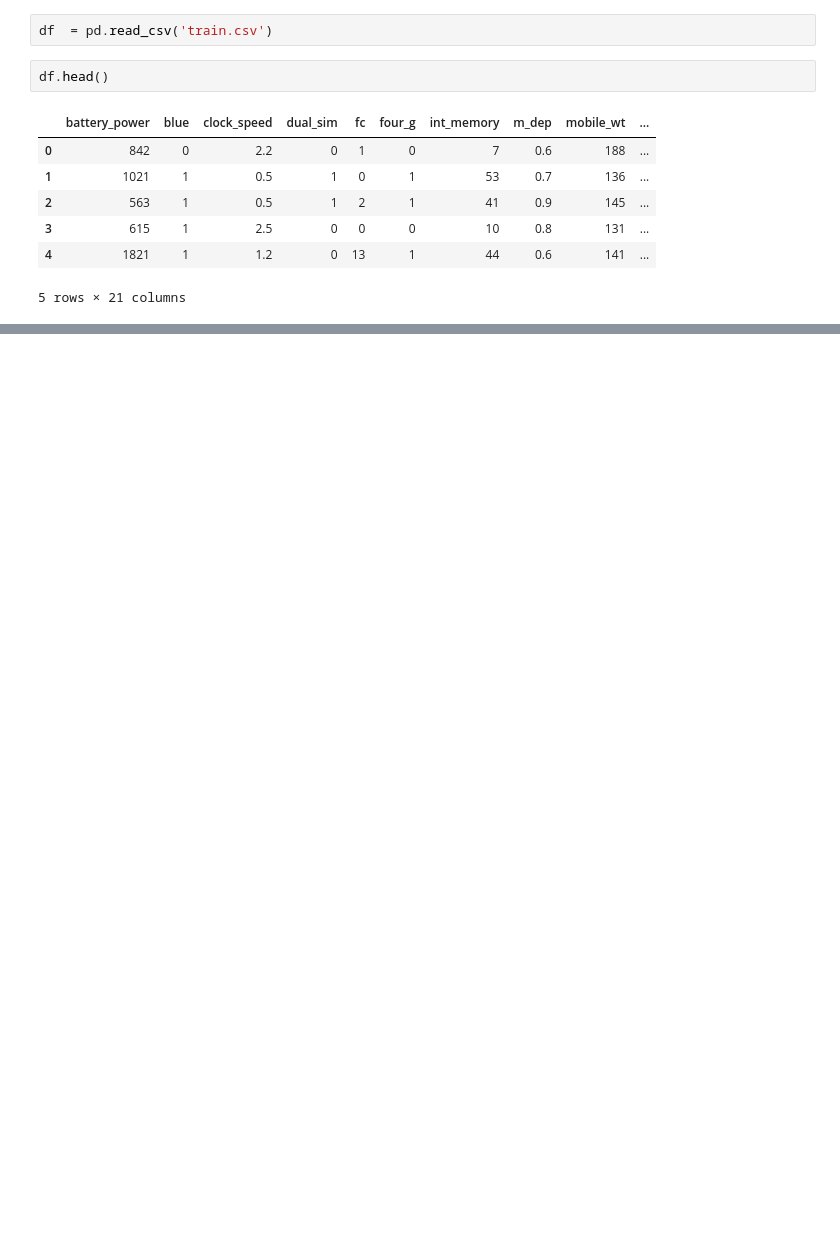
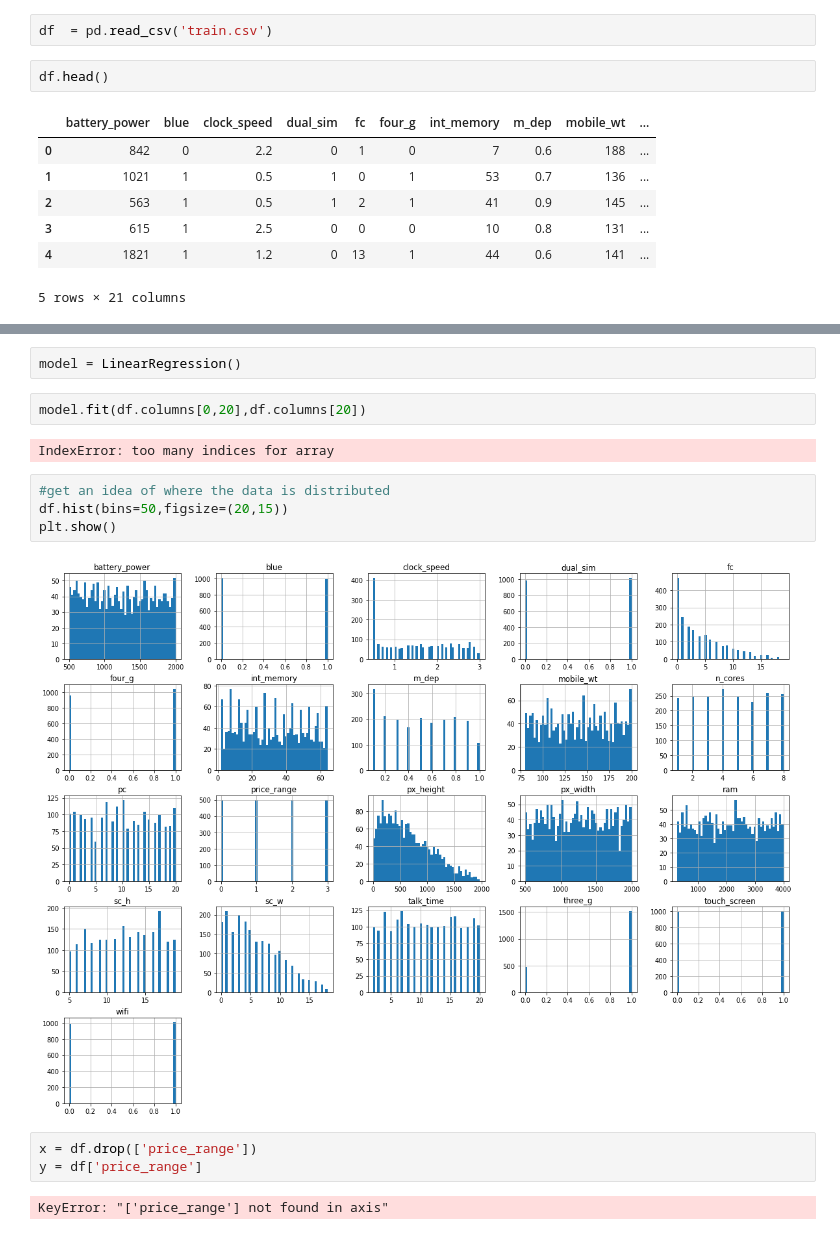
Before and after one commit to chenylk/Mobile-Phone-Analysis, a Jupyter notebook: Untitled.ipynb, the cells around one changed output, grey strips where cells are left out. Cells and saved outputs as stored; diff of their text form; blank space fills up the shorter version.

```diff
--- a/Untitled.ipynb
+++ b/Untitled.ipynb
@@ -14,0 +32,17 @@ df.head()
+# %%
+model = LinearRegression()
+# %%
+model.fit(df.columns[0,20],df.columns[20])
+# %% [output]
+IndexError: too many indices for array
+# %%
+#get an idea of where the data is distributed
+df.hist(bins=50,figsize=(20,15))
+plt.show()
+# %% [output]
+[figure, added]
+# %%
+x = df.drop(['price_range'])
+y = df['price_range']
+# %% [output]
+KeyError: "['price_range'] not found in axis"
```
Also changed, not shown: parts of 3 cells of this notebook.
